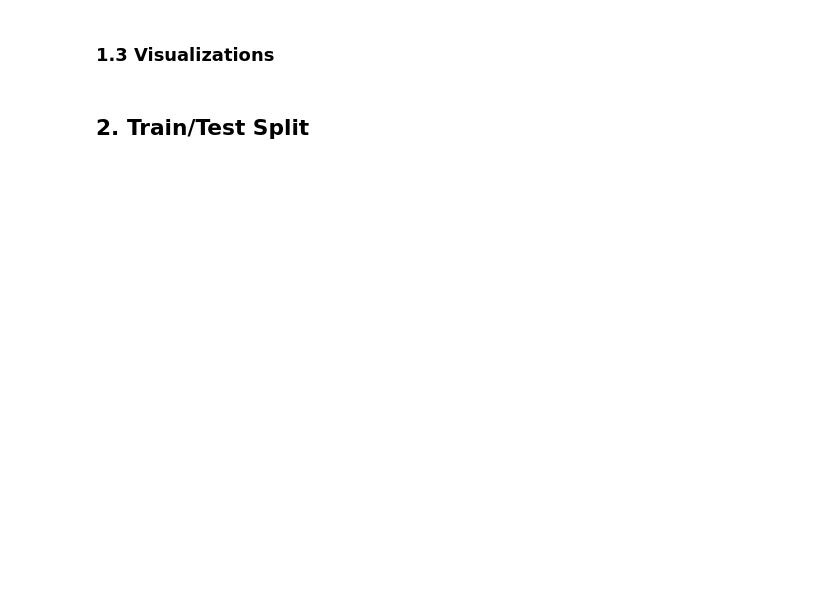
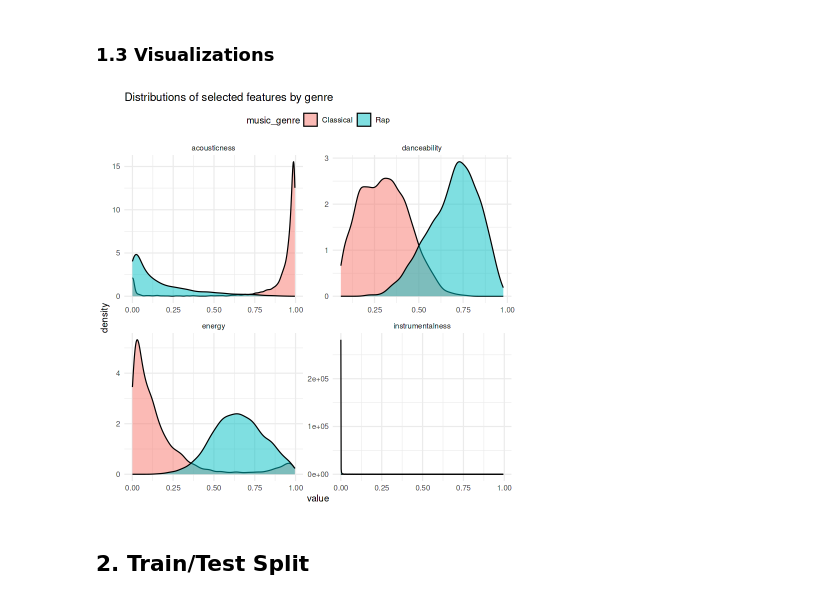
Before and after one commit to giljorge0/Music-Genre-Classification, a Jupyter notebook: m4ml-project-1.ipynb, the cells around one changed output. Saved outputs shown, nothing was run; the diff lists cells and outputs as text; code cells hidden in the pictures; blank space fills up the shorter version.

```diff
--- a/m4ml-project-1.ipynb
+++ b/m4ml-project-1.ipynb
@@ -124,3 +198,10 @@ cat(sprintf("Percentage of rows removed during cleaning: %.2f%%\n", pct_removed)
 # Verify class balance after cleaning (all genres)
 cat("Class balance after cleaning:\n")
 table(df_clean$music_genre)
+
+# Filter Classical vs Rap from the cleaned data
+df2_clean <- df_clean %>%
+  filter(music_genre %in% c("Classical", "Rap")) %>%
+  mutate(music_genre = droplevels(music_genre))
+cat("Classical vs Rap (cleaned):\n")
+print(table(df2_clean$music_genre))
@@ -128,25 +225,27 @@ table(df_clean$music_genre)
 ### 1.3 Visualizations
 # %%
 # Select the features we want to plot for analysis in the report
-selected_features <- c("danceability", "acousticness", "energy", "instrumentalness")
+plot_features <- c("danceability", "acousticness", "energy", "instrumentalness")
 
 # Create the plot
 p_selected <- df2_clean %>%
-  select(all_of(selected_features), music_genre) %>%
+  select(all_of(plot_features), music_genre) %>%
   pivot_longer(-music_genre) %>%
   ggplot(aes(x = value, fill = music_genre)) +
   geom_density(alpha = 0.5) +
   facet_wrap(~name, scales = "free") +
   theme_minimal() +
   labs(title = "Distributions of selected features by genre") +
   theme(legend.position = "top")
 
 # Display the plot
 print(p_selected)
 
 # Save the plot (Kaggle working directory)
 ggsave("/kaggle/working/selected_features_distributions.png",
        plot = p_selected, width = 12, height = 6, dpi = 300)
+# %% [output]
+[figure, added]
 # %% [markdown]
 ## 2. Train/Test Split
 # %%
```
Also changed, not shown: parts of 18 cells of this notebook.
